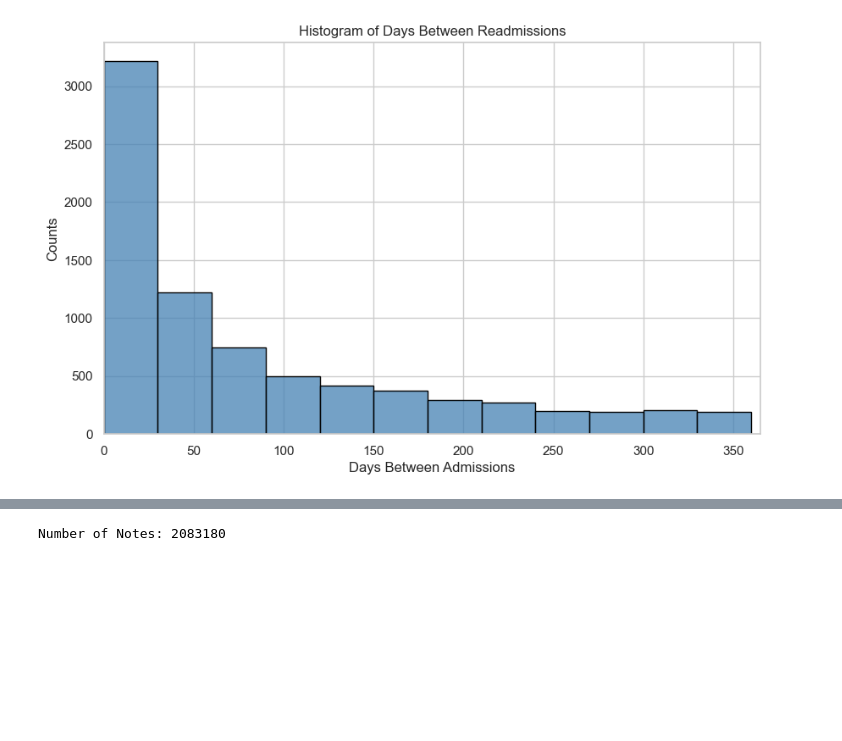
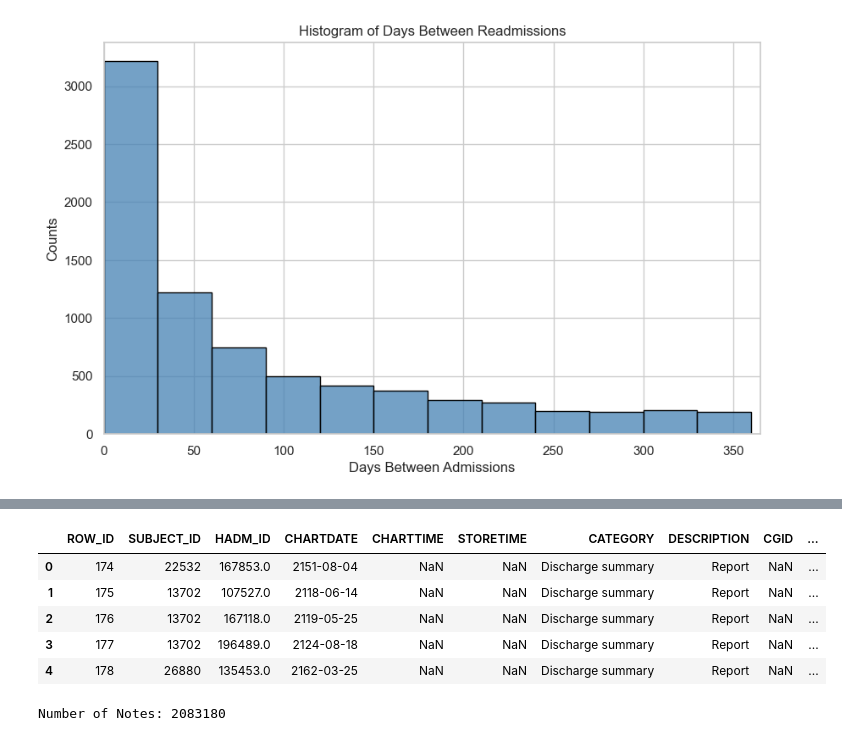
Before and after one commit to sepidehsnab/Clinical-NLP-Project, a Jupyter notebook: 01-PrepareData.ipynb, the cells around one changed output, grey strips where cells are left out. Cells and saved outputs as stored; diff of their text form; code cells hidden in the pictures; blank space fills up the shorter version.

```diff
--- a/01-PrepareData.ipynb
+++ b/01-PrepareData.ipynb
@@ -115,3 +64,3 @@ memory usage: 2.7+ MB
 # %%
-pd.options.display.max_rows
-#pd.options.display.max_rows = 60000
+pd.options.display.max_rows = 200
+df_adm2.head(200)
@@ -291,5 +178,14 @@ Requirement already satisfied: six>=1.5 in c:\users\t\appdata\local\programs\pyt
 # %%
 df_notes = pd.read_csv("NOTEEVENTS.csv.gz")
+# %%
+df_notes.head()
+# %% [output]
+|  | ROW_ID | SUBJECT_ID | HADM_ID | CHARTDATE | CHARTTIME | STORETIME | CATEGORY | DESCRIPTION | CGID | ... |
+| 0 | 174 | 22532 | 167853.0 | 2151-08-04 | NaN | NaN | Discharge summary | Report | NaN | ... |
+| 1 | 175 | 13702 | 107527.0 | 2118-06-14 | NaN | NaN | Discharge summary | Report | NaN | ... |
+| 2 | 176 | 13702 | 167118.0 | 2119-05-25 | NaN | NaN | Discharge summary | Report | NaN | ... |
+| 3 | 177 | 13702 | 196489.0 | 2124-08-18 | NaN | NaN | Discharge summary | Report | NaN | ... |
+| 4 | 178 | 26880 | 135453.0 | 2162-03-25 | NaN | NaN | Discharge summary | Report | NaN | ... |
 # %%
 use_cols = ['SUBJECT_ID', 'HADM_ID', 'CATEGORY', 'TEXT']
 # %%
```
Also changed, not shown: parts of 27 cells of this notebook.
